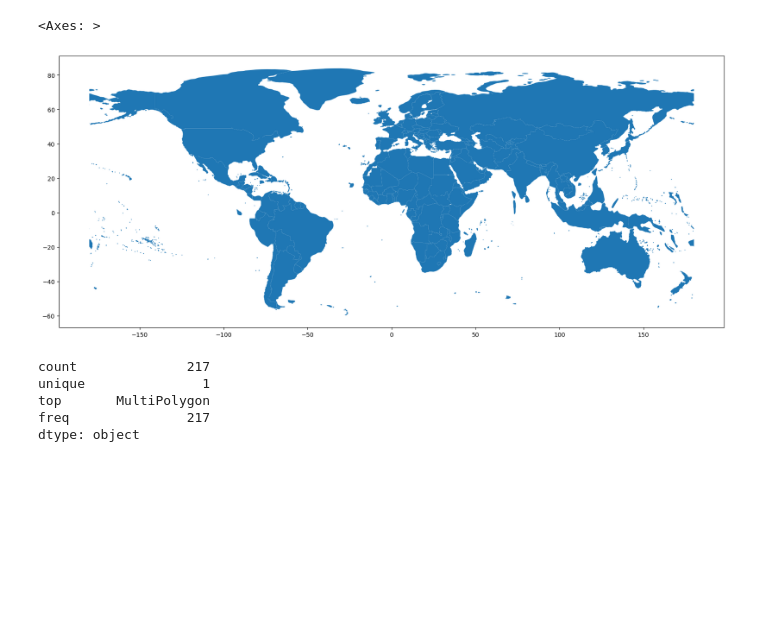
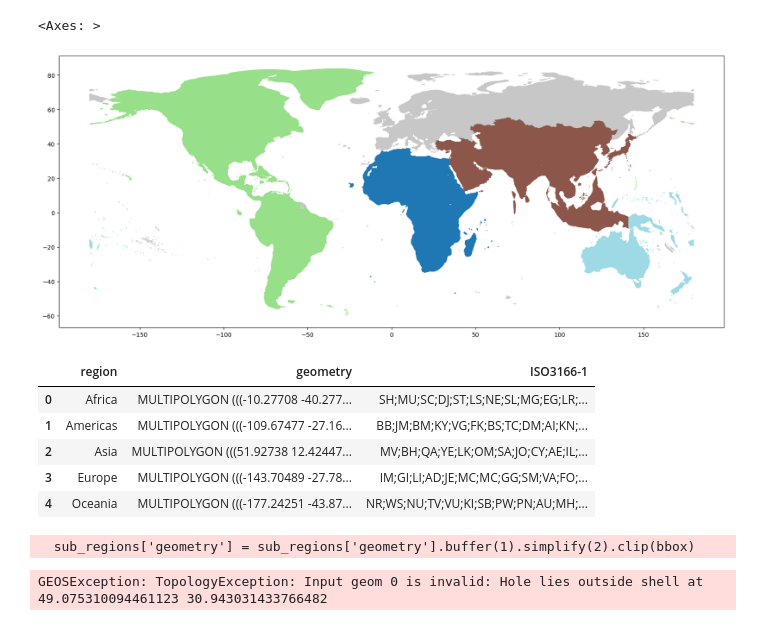
Before and after one commit to dagnelies/open-street-data, a Jupyter notebook: extracts-borders.ipynb, the cells around one changed output. Saved outputs shown, nothing was run; the diff lists cells and outputs as text; code cells hidden in the pictures; blank space fills up the shorter version.

```diff
--- a/extracts-borders.ipynb
+++ b/extracts-borders.ipynb
@@ -99,13 +100,15 @@ countries_tsv
-# %%
-countries.plot(figsize=(20,20))
-# %% [output]
-<Axes: >
-[figure, removed]
-# %%
-countries.geom_type.describe()
-# %% [output]
-count              217
-unique               1
-top       MultiPolygon
-freq               217
-dtype: object
+# %%
+regions = borders[['ISO3166-1','region','geometry']].dissolve(by='region', aggfunc=';'.join).reset_index()
+regions.plot(figsize=(20,20), cmap='tab20')
+# %% [output]
+<Axes: >
+[figure, added]
+# %%
+regions
+# %% [output]
+|  | region | geometry | ISO3166-1 |
+| 0 | Africa | MULTIPOLYGON (((-10.27708 -40.277... | SH;MU;SC;DJ;ST;LS;NE;SL;MG;EG;LR;... |
+| 1 | Americas | MULTIPOLYGON (((-109.67477 -27.16... | BB;JM;BM;KY;VG;FK;BS;TC;DM;AI;KN;... |
+| 2 | Asia | MULTIPOLYGON (((51.92738 12.42447... | MV;BH;QA;YE;LK;OM;SA;JO;CY;AE;IL;... |
+| 3 | Europe | MULTIPOLYGON (((-143.70489 -27.78... | IM;GI;LI;AD;JE;MC;MC;GG;SM;VA;FO;... |
+| 4 | Oceania | MULTIPOLYGON (((-177.24251 -43.87... | NR;WS;NU;TV;VU;KI;SB;PW;PN;AU;MH;... |
@@ -111,0 +118,10 @@ dtype: object
+# %%
+from shapely.geometry import box
+bbox = box(-180, -90, +180, +90)
+
+sub_regions['geometry'] = sub_regions['geometry'].buffer(1).simplify(1).clip(bbox)
+#sub_regions.geometry.concave_hull.plot(cmap='tab20', figsize=(20,20))
+sub_regions.plot(cmap='tab20', figsize=(20,20))
+# %% [output]
+  sub_regions['geometry'] = sub_regions['geometry'].buffer(1).simplify(2).clip(bbox)
+GEOSException: TopologyException: Input geom 0 is invalid: Hole lies outside shell at 49.075310094461123 30.943031433766482
```
Also changed, not shown: parts of 15 cells of this notebook, 5 other files.
